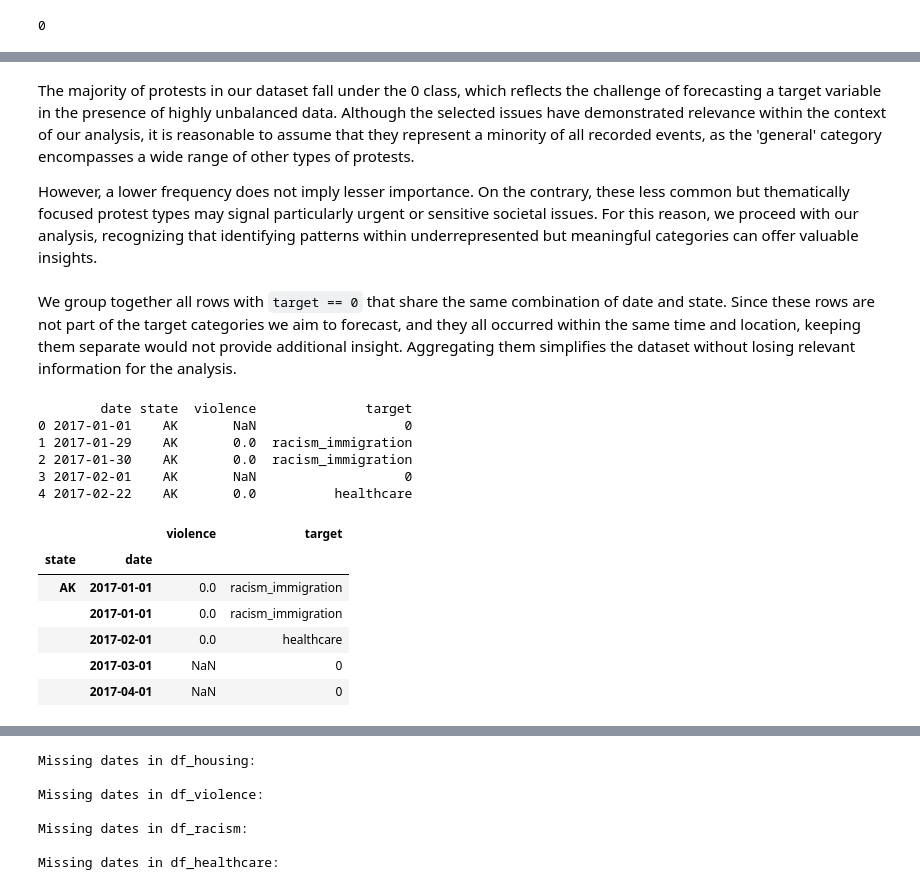
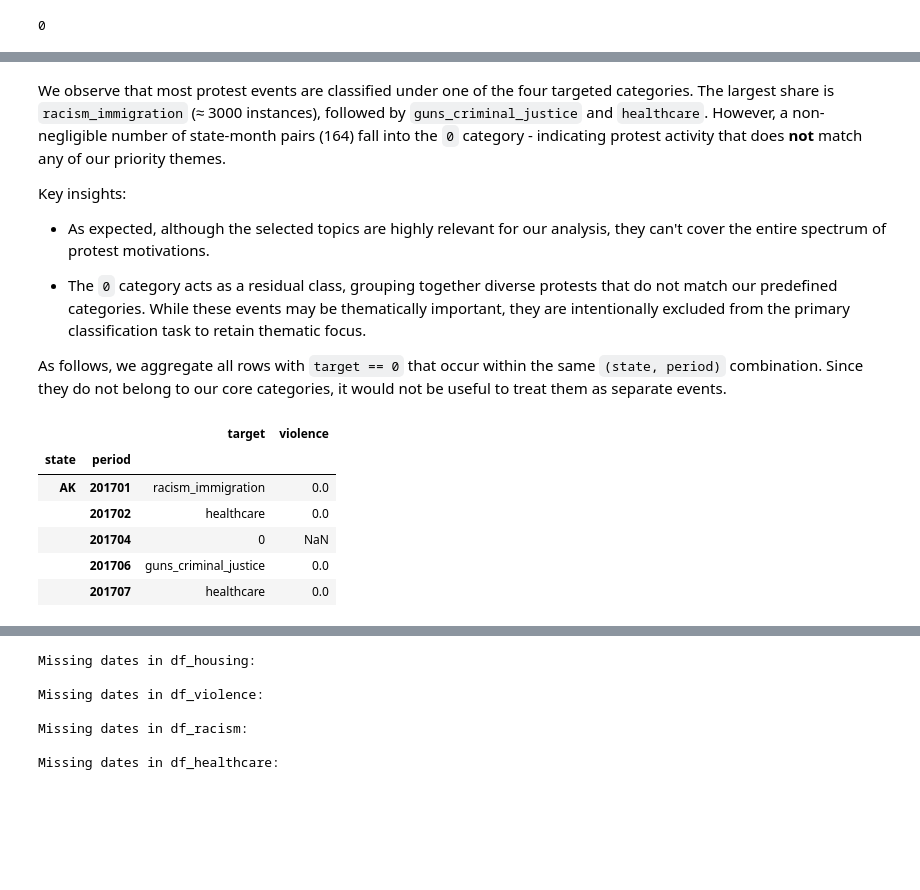
Before and after one commit to pablo-fdz/F-N_hw1, a Jupyter notebook: creating_incidence.ipynb, the cells around one changed output, grey strips where cells are left out. Saved outputs shown, nothing was run; the diff lists cells and outputs as text; code cells hidden in the pictures; blank space fills up the shorter version.

```diff
--- a/creating_incidence.ipynb
+++ b/creating_incidence.ipynb
@@ -72,0 +65,3 @@ Finally, while we focus on these four protest categories because of their releva
+# %%
+df['date'] = pd.to_datetime(df['date'], errors='coerce')
+df['period'] = df['date'].dt.strftime('%Y%m')
@@ -145,4 +170,10 @@ Name: count, dtype: int64
 # %% [markdown]
-The majority of protests in our dataset fall under the 0 class, which reflects the challenge of forecasting a target variable in the presence of highly unbalanced data. Although the selected issues have demonstrated relevance within the context of our analysis, it is reasonable to assume that they represent a minority of all recorded events, as the 'general' category encompasses a wide range of other types of protests.
+We observe that most protest events are classified under one of the four targeted categories. The largest share is `racism_immigration` (≈ 3000 instances), followed by `guns_criminal_justice` and `healthcare`. However, a non-negligible number of state-month pairs (164) fall into the `0` category - indicating protest activity that does **not** match any of our priority themes.
 
-However, a lower frequency does not imply lesser importance. On the contrary, these less common but thematically focused protest types may signal particularly urgent or sensitive societal issues. For this reason, we proceed with our analysis, recognizing that identifying patterns within underrepresented but meaningful categories can offer valuable insights.
+Key insights:
+
+- As expected, although the selected topics are highly relevant for our analysis, they can't cover the entire spectrum of protest motivations.
+
+- The `0` category acts as a residual class, grouping together diverse protests that do not match our predefined categories. While these events may be thematically important, they are intentionally excluded from the primary classification task to retain thematic focus.
+
+As follows, we aggregate all rows with `target == 0` that occur within the same `(state, period)` combination. Since they do not belong to our core categories, it would not be useful to treat them as separate events.
@@ -153,38 +180,36 @@ df = df.drop(columns=['year', 'month', 'type', 'issues', 'actors', 'claims', 'va
-# %% [markdown]
-We group together all rows with `target == 0` that share the same combination of date and state. Since these rows are not part of the target categories we aim to forecast, and they all occurred within the same time and location, keeping them separate would not provide additional insight. Aggregating them simplifies the dataset without losing relevant information for the analysis.
 # %%
-# filter rows where target == 0
+# filter for rows with target == 0 and group them by state and period
 target_zero = df[df['target'] == 0]
-
-# group by state and month, keeping only one row per combination
 target_zero_grouped = (
-    target_zero.groupby(['state', df['date'].dt.to_period('M')])
+    target_zero.groupby(['state', 'period'])
     .size()
-    .reset_index(name='count')  # Add a 'count' column to verify the number of combined rows
+    .reset_index(name='count')
 )
-
-# convert the 'date' column to datetime format to ensure consistency
-target_zero_grouped['date'] = target_zero_grouped['date'].dt.to_timestamp()
-
-# keep only the required columns: state, date, target
 target_zero_grouped['target'] = 0
 
 # filter rows where target != 0
-target_non_zero = df.loc[df['target'] != 0].copy()  # Use .loc and .copy() to avoid SettingWithCopyWarning
+target_non_zero = df[df['target'] != 0].copy()
 
-# ensure the 'date' column in target_non_zero is in datetime format
-target_non_zero['date'] = pd.to_datetime(target_non_zero['date'])
+# get combinations of state and period where target != 0
+non_zero_combinations = target_non_zero[['state', 'period']].drop_duplicates()
 
-# combine rows with target == 0 and rows with target != 0
-df = pd.concat([target_non_zero, target_zero_grouped], ignore_index=True)
+# removes rows where target == 0 that have the same combination of state and period of target != 0
+target_zero_filtered = target_zero_grouped[~(target_zero_grouped[['state', 'period']]
+                                            .apply(tuple, axis=1)
+                                            .isin(non_zero_combinations.apply(tuple, axis=1)))]
 
-# sort the dataset by state and date
-df = df.sort_values(by=['state', 'date']).reset_index(drop=True)
-print(df.head())
+# combine rows in a dataframe
+df = pd.concat([target_non_zero, target_zero_filtered[['state', 'period', 'target']]],
+               ignore_index=True)
+
+# set the index to state and period and sort
+df = df.sort_values(by=['state', 'period']).set_index(['state', 'period'])
+df.head()
 # %% [output]
-        date state  violence              target
-0 2017-01-01    AK       NaN                   0
-1 2017-01-29    AK       0.0  racism_immigration
-2 2017-01-30    AK       0.0  racism_immigration
-3 2017-02-01    AK       NaN                   0
-4 2017-02-22    AK       0.0          healthcare
+|  |  | target | violence |
+| state | period |  |  |
+| AK | 201701 | racism_immigration | 0.0 |
+|  | 201702 | healthcare | 0.0 |
+|  | 201704 | 0 | NaN |
+|  | 201706 | guns_criminal_justice | 0.0 |
+|  | 201707 | healthcare | 0.0 |
@@ -200,11 +215,0 @@ df = df[~((df['target'] == 0) & (df[['state', 'date']].apply(tuple, axis=1).isin
-# %%
-df = df.set_index(['state', 'date']).sort_index()
-df.head()
-# %% [output]
-|  |  | violence | target |
-| state | date |  |  |
-| AK | 2017-01-01 | 0.0 | racism_immigration |
-|  | 2017-01-01 | 0.0 | racism_immigration |
-|  | 2017-02-01 | 0.0 | healthcare |
-|  | 2017-03-01 | NaN | 0 |
-|  | 2017-04-01 | NaN | 0 |
```
Also changed, not shown: parts of 23 cells of this notebook.
